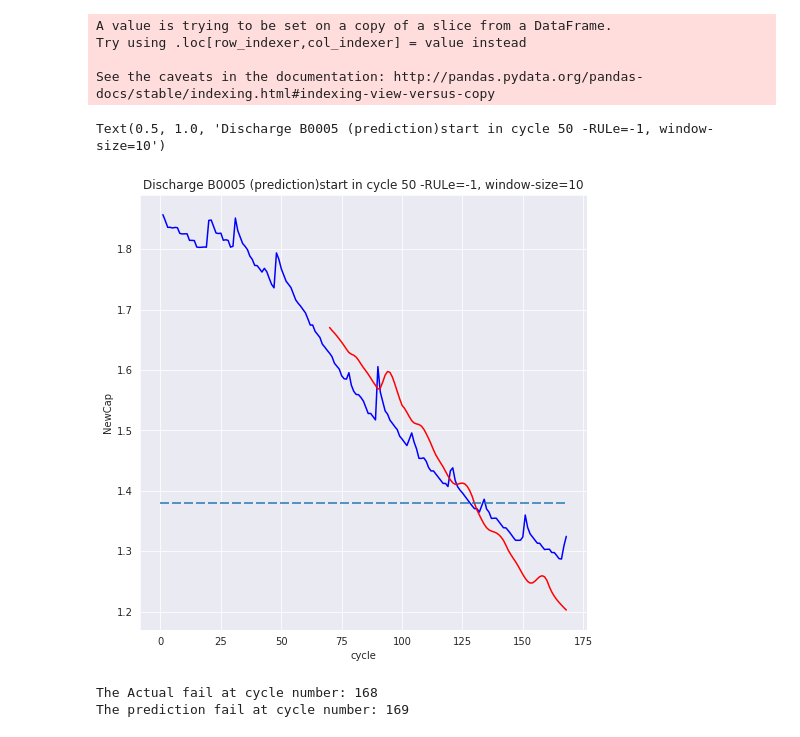
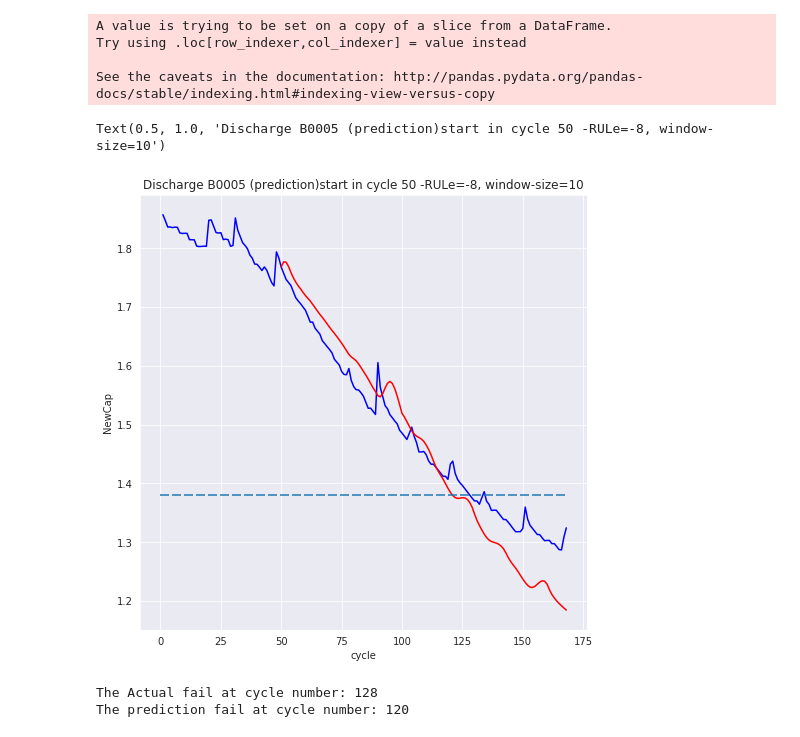
Before and after one commit to Kalrfou/CapstoneProject, a Jupyter notebook: Online/LSTM_Capacity_online.ipynb, the cells around one changed output. Cells and saved outputs as stored; diff of their text form; code cells hidden in the pictures.

```diff
--- a/Online/LSTM_Capacity_online.ipynb
+++ b/Online/LSTM_Capacity_online.ipynb
@@ -62,3 +62,6 @@ for i in range(10,49):
 X_train,y_train=np.array(X_train),np.array(y_train)
 
 X_train=np.reshape(X_train,(X_train.shape[0],X_train.shape[1],1))
+# %%
+ln=len(data_train)
+ln
@@ -146,25 +151,25 @@ See the caveats in the documentation: http://pandas.pydata.org/pandas-docs/stabl
 # %%
 
 %matplotlib inline
 import matplotlib.pyplot as plt
 import seaborn as sns
 plot_df = dataset.loc[(dataset['cycle']>=1),['cycle','NewCap']]
-plot_per=data_test.loc[(data_test['cycle']>=70),['cycle','pre']]
+plot_per=data_test.loc[(data_test['cycle']>=ln),['cycle','pre']]
 sns.set_style("darkgrid")
 plt.figure(figsize=(8, 8))
 plt.plot(plot_df['cycle'], plot_df['NewCap'], label="Actual data", color='blue')
 plt.plot(plot_per['cycle'],plot_per['pre'],label="Prediction data", color='red')
 #plt.plot(pred)
 #Draw threshold
 plt.plot([0.,168], [1.38, 1.38],dashes=[6, 2])
 plt.ylabel('NewCap')
 # make x-axis ticks legible
 adf = plt.gca().get_xaxis().get_major_formatter()
 plt.xlabel('cycle')
-plt.title('Discharge B0005 (prediction)start in cycle 50 -RULe=-1, window-size=10')
+plt.title('Discharge B0005 (prediction)start in cycle 50 -RULe=-8, window-size=10')
 # %% [output]
-Text(0.5, 1.0, 'Discharge B0005 (prediction)start in cycle 50 -RULe=-1, window-size=10')
+Text(0.5, 1.0, 'Discharge B0005 (prediction)start in cycle 50 -RULe=-8, window-size=10')
-[figure, old version]
+[figure, new version]
 # %%
 actual=0
 pred=0
@@ -187,11 +192,11 @@ for i in range(len(a)):
         k=i
         Pfil=k
         break
-print("The Actual fail at cycle number: "+ str(Afil+89))
-print("The prediction fail at cycle number: "+ str(Pfil+89))
+print("The Actual fail at cycle number: "+ str(Afil+ln))
+print("The prediction fail at cycle number: "+ str(Pfil+ln))
 # %% [output]
-The Actual fail at cycle number: 168
-The prediction fail at cycle number: 169
+The Actual fail at cycle number: 128
+The prediction fail at cycle number: 120
 # %%
 RULerror=Pfil-Afil
 print("The error of RUL= "+ str(RULerror)+ " Cycle(s)")
```
Also changed, not shown: parts of 7 cells of this notebook.
